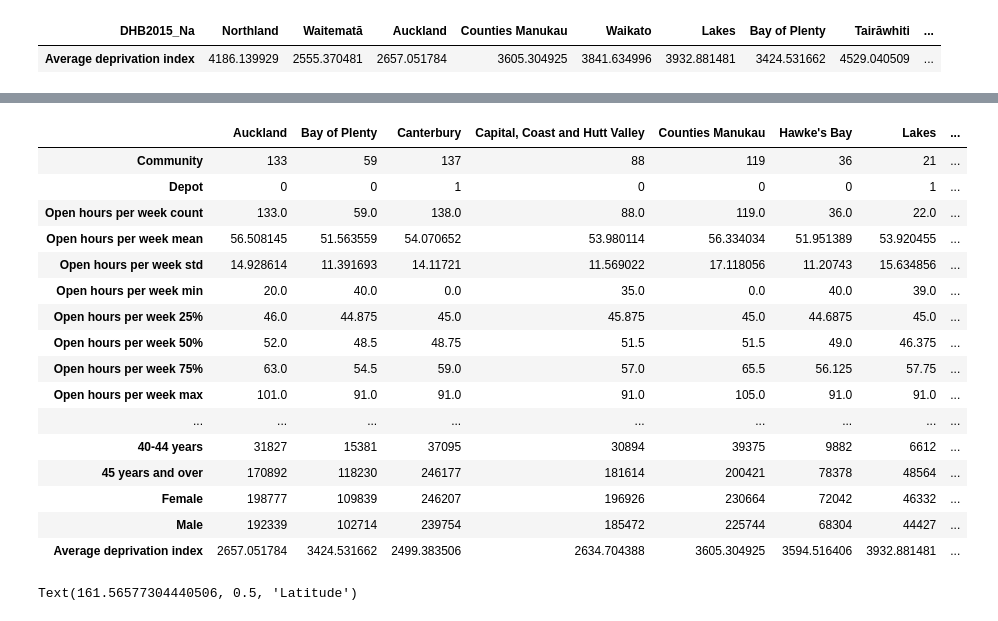
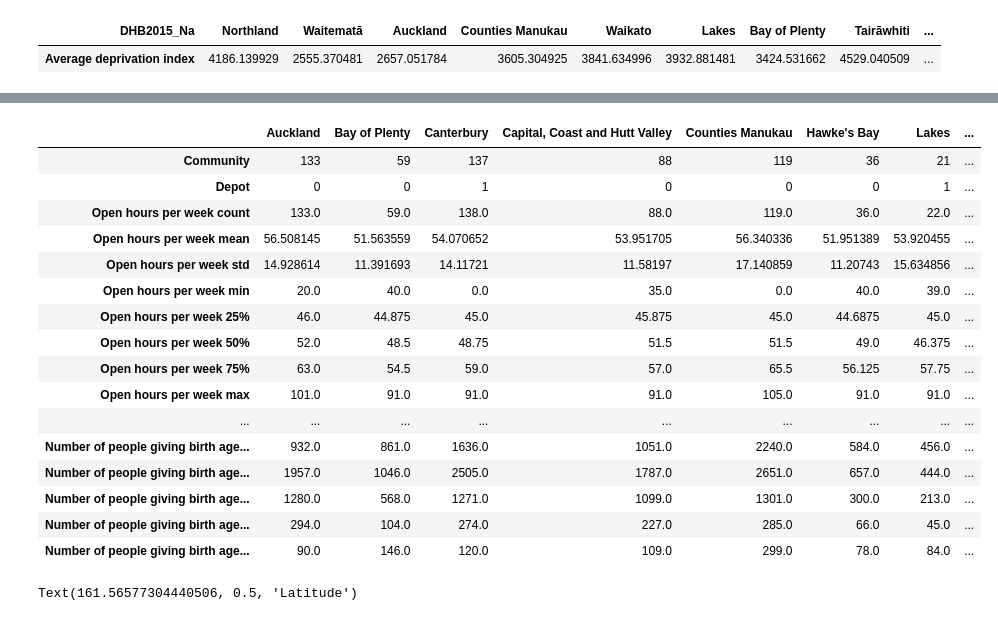
Before and after one commit to UoA-eResearch/healthpoint, a Jupyter notebook: ECP.ipynb, the cells around one changed output, grey strips where cells are left out. Drawn from its saved outputs; the diff is of its cells as text; code cells hidden in the pictures.

```diff
--- a/ECP.ipynb
+++ b/ECP.ipynb
@@ -210,16 +210,20 @@ def drive(from_points, to_points):
     to_indices = ";".join([str(i + len(from_points)) for i in range(len(to_points))])
     result = requests.get(f"{BASE_URL}/table/v1/driving/{from_points_s};{to_points_s}?sources={from_indices}&destinations={to_indices}&annotations=duration,distance")
     return result.json()
-result = drive(from_points=sa2.centroid.to_crs(epsg=4326), to_points=df[df.ECP].geometry.to_crs(epsg=4326))
+result = drive(from_points=sa2.centroid.to_crs(epsg=4326), to_points=df.geometry.to_crs(epsg=4326))
+ECP_result = drive(from_points=sa2.centroid.to_crs(epsg=4326), to_points=df[df.ECP].geometry.to_crs(epsg=4326))
 # %%
 min_indices = np.argmin(result["distances"], axis=1)
-sa2["Distance to nearest ECP pharmacy (m)"] = [result["distances"][i][min_indices[i]] for i in range(len(min_indices))]
-sa2["Travel time to nearest ECP pharmacy (s)"] = [result["durations"][i][min_indices[i]] for i in range(len(min_indices))]
-sa2["Nearest pharmacy name"] = list(df[df.ECP].name.iloc[min_indices])
-sa2["DHB"] = list(df[df.ECP]["dhb-region"].iloc[min_indices])
-sa2["openHoursPerWeek"] = list(df[df.ECP].openHoursPerWeek.iloc[min_indices])
+min_indices_ECP = np.argmin(ECP_result["distances"], axis=1)
+sa2["Distance to nearest pharmacy (m)"] = [result["distances"][i][min_indices[i]] for i in range(len(min_indices))]
+sa2["Distance to nearest ECP pharmacy (m)"] = [ECP_result["distances"][i][min_indices_ECP[i]] for i in range(len(min_indices_ECP))]
+sa2["Travel time to nearest pharmacy (s)"] = [result["durations"][i][min_indices[i]] for i in range(len(min_indices))]
+sa2["Travel time to nearest ECP pharmacy (s)"] = [ECP_result["durations"][i][min_indices_ECP[i]] for i in range(len(min_indices_ECP))]
+sa2["Nearest pharmacy name"] = list(df.name.iloc[min_indices])
+sa2["Nearest ECP pharmacy name"] = list(df.name.iloc[min_indices_ECP])
+sa2["DHB"] = list(df[df.ECP]["dhb-region"].iloc[min_indices_ECP])
+sa2["openHoursPerWeek"] = list(df[df.ECP].openHoursPerWeek.iloc[min_indices_ECP])
 # %%
-distance_stats = sa2.groupby("DHB")["Distance to nearest ECP pharmacy (m)"].describe().T
-distance_stats.index = "Distance to nearest ECP pharmacy (m) " + distance_stats.index
-distance_stats
+distance_time_stats = sa2.groupby("DHB")[["Distance to nearest pharmacy (m)", "Distance to nearest ECP pharmacy (m)", "Travel time to nearest pharmacy (s)", "Travel time to nearest ECP pharmacy (s)"]].describe().T
+distance_time_stats
 # %% [output]
@@ -405,3 +403,15 @@ average_dep_by_DHB
 # %% [output]
 | DHB2015_Na | Northland | Waitematā | Auckland | Counties Manukau | Waikato | Lakes | Bay of Plenty | Tairāwhiti | ... |
 | Average deprivation index | 4186.139929 | 2555.370481 | 2657.051784 | 3605.304925 | 3841.634996 | 3932.881481 | 3424.531662 | 4529.040509 | ... |
+# %%
+births_by_DHB = pd.read_csv("WGB_DHB_table.csv")
+births_by_DHB = births_by_DHB[(births_by_DHB.birth_year == 2022) & (births_by_DHB.category == "agegrp1") & (births_by_DHB.sub_category != "total") & (births_by_DHB.DHB != "Unknown")]
+merged_data = pd.DataFrame({"DHB": "Capital, Coast and Hutt Valley", "number": births_by_DHB[births_by_DHB.DHB.isin(["Capital & Coast", "Hutt Valley"])].groupby("sub_category").number.sum()}).reset_index()
+births_by_DHB = pd.concat((births_by_DHB[~births_by_DHB.DHB.isin(["Capital & Coast", "Hutt Valley"])], merged_data), axis=0)
+births_by_DHB.DHB = births_by_DHB.DHB.replace({
+  "Tairawhiti": "Tairāwhiti",
+  "Waitemata": "Waitematā",
+})
+births_by_DHB = births_by_DHB.pivot_table(index="sub_category", columns="DHB", values="number")
+births_by_DHB.index = "Number of people giving birth aged " + births_by_DHB.index
+births_by_DHB
@@ -408,25 +427,25 @@ average_dep_by_DHB
 # %%
-results = pd.concat([depot_by_DHB, openHoursStats, ECP, distance_stats, travel_time_stats, pop_by_dhb, sex_by_DHB, average_dep_by_DHB])
+results = pd.concat([depot_by_DHB, openHoursStats, ECP, distance_time_stats, pop_by_dhb, sex_by_DHB, average_dep_by_DHB, births_by_DHB])
 results.to_excel("results.xlsx", index=True)
 results
 # %% [output]
 |  | Auckland | Bay of Plenty | Canterbury | Capital, Coast and Hutt Valley | Counties Manukau | Hawke's Bay | Lakes | ... |
 | Community | 133 | 59 | 137 | 88 | 119 | 36 | 21 | ... |
 | Depot | 0 | 0 | 1 | 0 | 0 | 0 | 1 | ... |
 | Open hours per week count | 133.0 | 59.0 | 138.0 | 88.0 | 119.0 | 36.0 | 22.0 | ... |
-| Open hours per week mean | 56.508145 | 51.563559 | 54.070652 | 53.980114 | 56.334034 | 51.951389 | 53.920455 | ... |
-| Open hours per week std | 14.928614 | 11.391693 | 14.11721 | 11.569022 | 17.118056 | 11.20743 | 15.634856 | ... |
+| Open hours per week mean | 56.508145 | 51.563559 | 54.070652 | 53.951705 | 56.340336 | 51.951389 | 53.920455 | ... |
+| Open hours per week std | 14.928614 | 11.391693 | 14.11721 | 11.58197 | 17.140859 | 11.20743 | 15.634856 | ... |
 | Open hours per week min | 20.0 | 40.0 | 0.0 | 35.0 | 0.0 | 40.0 | 39.0 | ... |
 | Open hours per week 25% | 46.0 | 44.875 | 45.0 | 45.875 | 45.0 | 44.6875 | 45.0 | ... |
 | Open hours per week 50% | 52.0 | 48.5 | 48.75 | 51.5 | 51.5 | 49.0 | 46.375 | ... |
 | Open hours per week 75% | 63.0 | 54.5 | 59.0 | 57.0 | 65.5 | 56.125 | 57.75 | ... |
 | Open hours per week max | 101.0 | 91.0 | 91.0 | 91.0 | 105.0 | 91.0 | 91.0 | ... |
 | ... | ... | ... | ... | ... | ... | ... | ... | ... |
-| 40-44 years | 31827 | 15381 | 37095 | 30894 | 39375 | 9882 | 6612 | ... |
-| 45 years and over | 170892 | 118230 | 246177 | 181614 | 200421 | 78378 | 48564 | ... |
-| Female | 198777 | 109839 | 246207 | 196926 | 230664 | 72042 | 46332 | ... |
-| Male | 192339 | 102714 | 239754 | 185472 | 225744 | 68304 | 44427 | ... |
-| Average deprivation index | 2657.051784 | 3424.531662 | 2499.383506 | 2634.704388 | 3605.304925 | 3594.516406 | 3932.881481 | ... |
+| Number of people giving birth age... | 932.0 | 861.0 | 1636.0 | 1051.0 | 2240.0 | 584.0 | 456.0 | ... |
+| Number of people giving birth age... | 1957.0 | 1046.0 | 2505.0 | 1787.0 | 2651.0 | 657.0 | 444.0 | ... |
+| Number of people giving birth age... | 1280.0 | 568.0 | 1271.0 | 1099.0 | 1301.0 | 300.0 | 213.0 | ... |
+| Number of people giving birth age... | 294.0 | 104.0 | 274.0 | 227.0 | 285.0 | 66.0 | 45.0 | ... |
+| Number of people giving birth age... | 90.0 | 146.0 | 120.0 | 109.0 | 299.0 | 78.0 | 84.0 | ... |
 # %%
 if not os.path.isfile("index.html"):
   m = sa2.explore("Distance to nearest ECP pharmacy (m)", legend=True, name="SA2s", popup=True)
```
Also changed, not shown: parts of 12 cells of this notebook, 3 other files.
